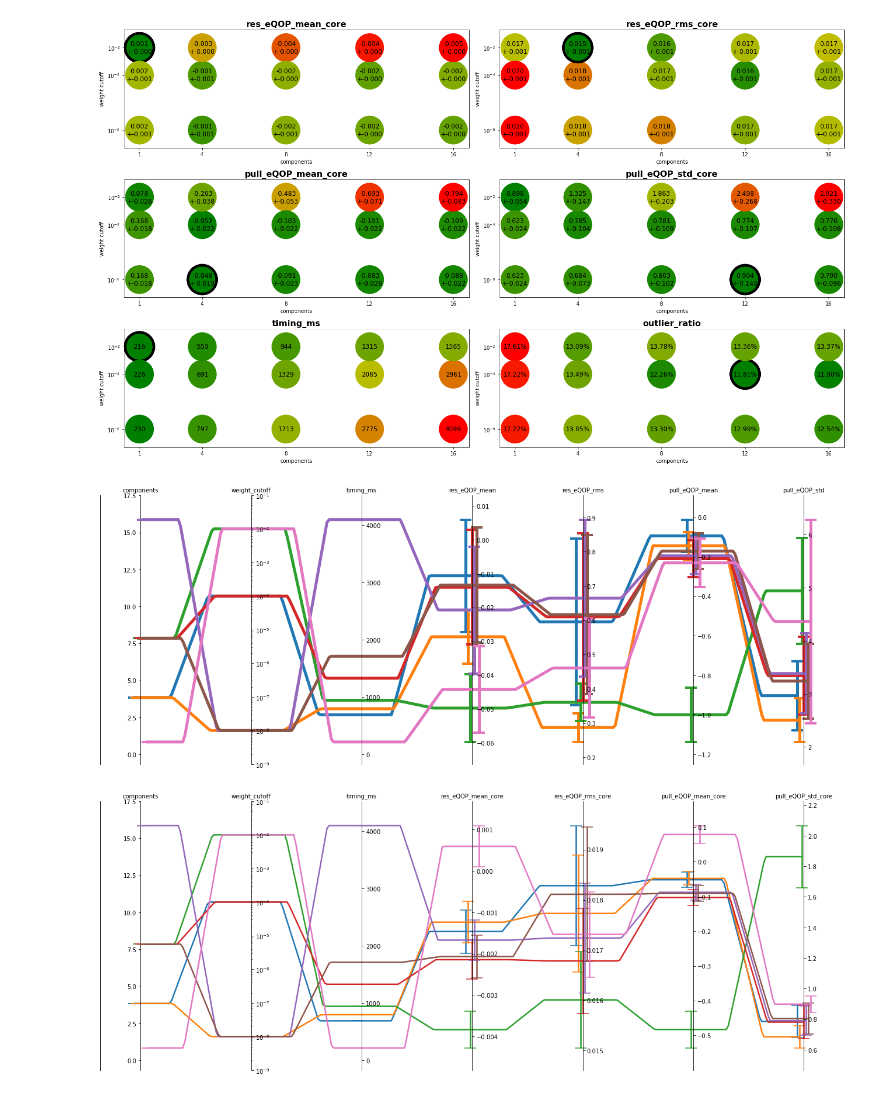
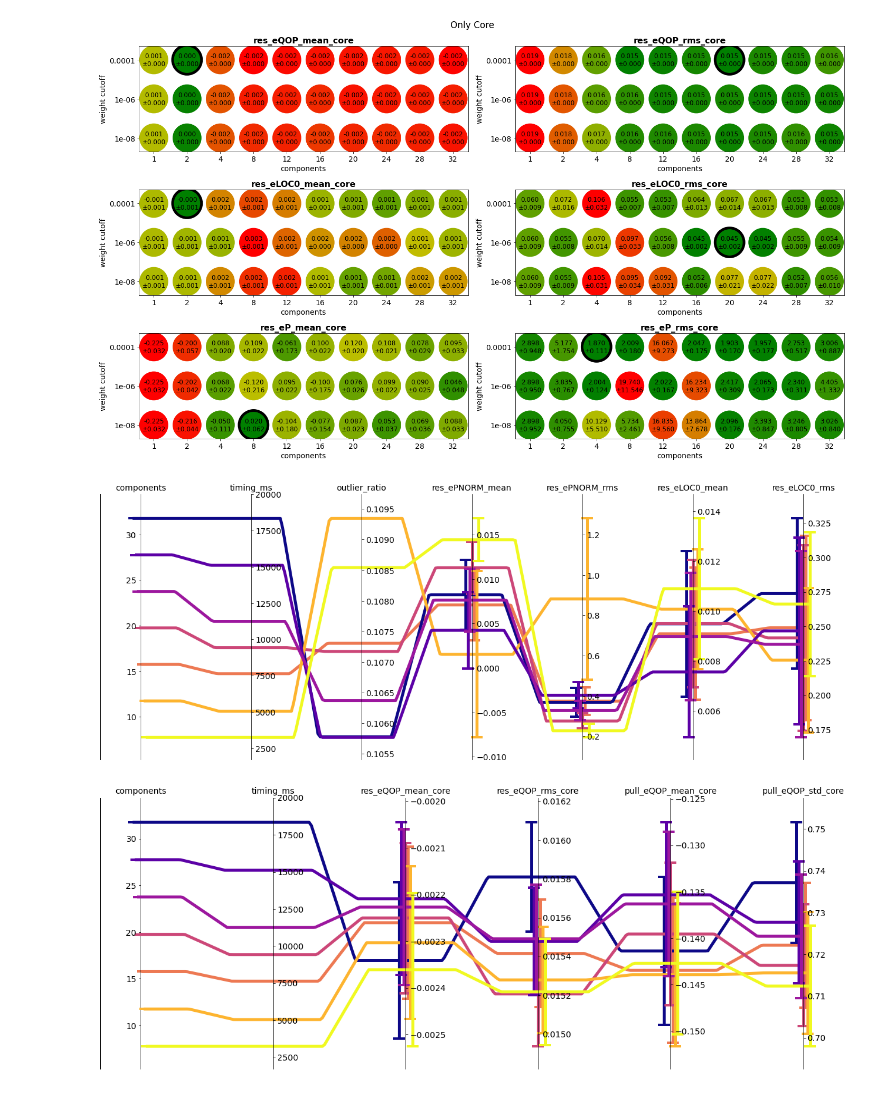
Before and after one commit to benjaminhuth/acts-gsf-scripts, a Jupyter notebook: notebooks/analyse_sweep.ipynb, the cells around one changed output. Drawn from its saved outputs; the diff is of its cells as text; code cells hidden in the pictures.

```diff
--- a/notebooks/analyse_sweep.ipynb
+++ b/notebooks/analyse_sweep.ipynb
@@ -13,2 +12,4 @@ gyr_cmap
+# %%
+plt.rcParams.update({'font.size': 14})
 # %%
 input_dir = Path("../output_sweep")
@@ -36,6 +58,8 @@ Index(['events', 'jobs', 'particles', 'pmin', 'pmax', 'filter_outliers',
 # %%
 sweep_result["timing_ms"] = 1e3 * sweep_result["timing"]
 sweep_result["outlier_ratio"] = sweep_result["n_outliers"] / sweep_result["n_tracks"]
+# %%
+sweep_result = sweep_result[ sweep_result["weight_cutoff"] < 0.01 ]
 # %%
 sweep_result[["n_tracks", "n_outliers", "outlier_ratio", "timing_ms","components","weight_cutoff", "res_eQOP_mean", "res_eQOP_rms", "res_eQOP_mean_core", "res_eQOP_rms_core"]]
 # %% [output]
@@ -114,28 +158,42 @@ plot_key_selection(key_selection, "summary.png")
 # %%
-plot_key_selection(key_selection_core, "summary_core.png")
+key_selection_core = [ key + "_core" for key in key_selection if "P" in key or "LOC0" in key ]
+
+fig, axes = plt.subplots(3,2,figsize=(20,12))
+plot_key_selection(axes, key_selection_core)
+fig.suptitle("Only Core")
+fig.tight_layout()
+fig.savefig(input_dir / "summary_core.png")
 # %% [output]
-[figure, old version]
+[figure, new version]
 # %%
 from gsfanalysis.parallel_coordinates import parallel_coordinates
+# %%
+sweep_result_interesting = sweep_result[ (sweep_result["weight_cutoff"] == 1e-4) & (sweep_result["components"] > 4) ]
+sweep_result_interesting = sweep_result_interesting.sort_values(by=["components"], ascending=False)
 # %%
+columns = ["components","timing_ms", "outlier_ratio", "res_ePNORM_mean", "res_ePNORM_rms","res_eLOC0_mean", "res_eLOC0_rms"]
+error_columns = ["res_ePNORM_mean_err", "res_ePNORM_rms_err", "res_eLOC0_mean_err", "res_eLOC0_rms_err"]
+
 fig, ax = parallel_coordinates(
-    sweep_result.loc[:6, ["components","weight_cutoff","timing_ms","res_eQOP_mean", "res_eQOP_rms","pull_eQOP_mean", "pull_eQOP_std"]],
-    sweep_result.loc[:6, ["res_eQOP_mean_err", "res_eQOP_rms_err", "pull_eQOP_mean_err", "pull_eQOP_std_err"]],
+    sweep_result_interesting.loc[:, columns],
+    sweep_result_interesting.loc[:, error_columns],
     "_err",
     jitter_x=True,
     log_columns=["weight_cutoff"],
-    lw=5
+    lw=5,
+    cmap='plasma'
 )
 # %% [output]
-[figure, old version]
+[figure, new version]
 # %%
 fig, ax = parallel_coordinates(
-    sweep_result.loc[:6, ["components","weight_cutoff","timing_ms","res_eQOP_mean_core", "res_eQOP_rms_core","pull_eQOP_mean_core", "pull_eQOP_std_core"]],
-    sweep_result.loc[:6, ["res_eQOP_mean_core_err", "res_eQOP_rms_core_err", "pull_eQOP_mean_core_err", "pull_eQOP_std_core_err"]],
+    sweep_result_interesting.loc[:, ["components","timing_ms","res_eQOP_mean_core", "res_eQOP_rms_core","pull_eQOP_mean_core", "pull_eQOP_std_core"]],
+    sweep_result_interesting.loc[:, ["res_eQOP_mean_core_err", "res_eQOP_rms_core_err", "pull_eQOP_mean_core_err", "pull_eQOP_std_core_err"]],
     "_err",
     jitter_x=True,
     log_columns=["weight_cutoff"],
-    lw=2.5
+    lw=5,
+    cmap='plasma'
 )
 # %% [output]
-[figure, old version]
+[figure, new version]
```
Also changed, not shown: parts of 9 cells of this notebook, 14 other files.
